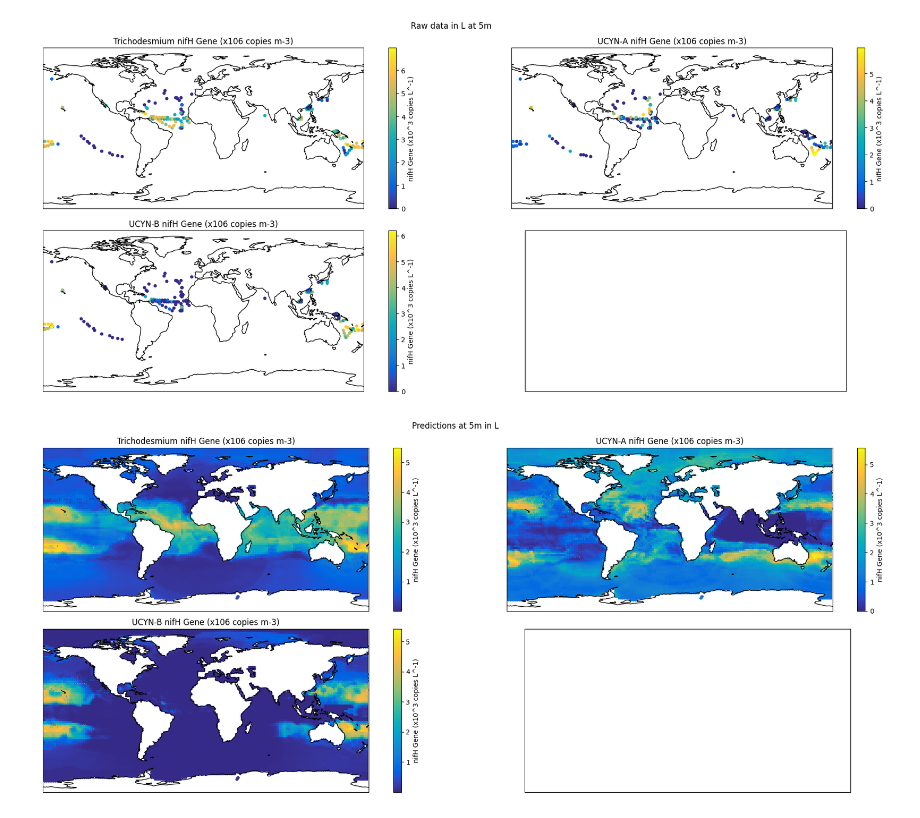
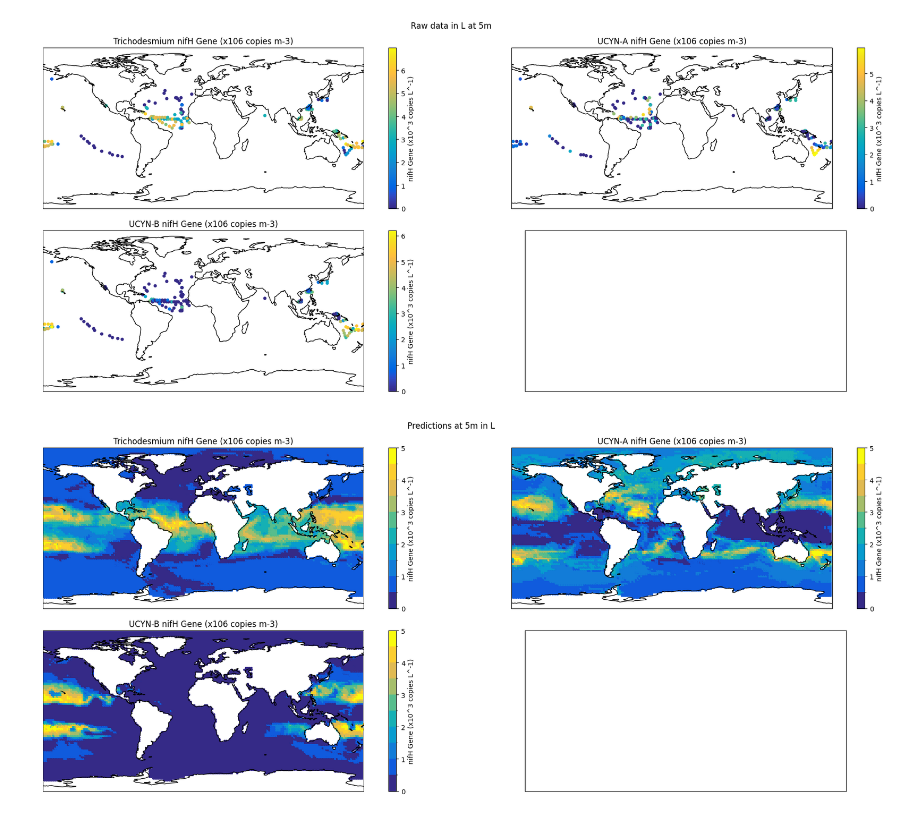
Before and after one commit to systemsecologygroup/N2-fixers-in-the-ocean, a Jupyter notebook: src/visualizations.ipynb, the cells around one changed output. Cells and saved outputs as stored; diff of their text form; code cells hidden in the pictures.

```diff
--- a/src/visualizations.ipynb
+++ b/src/visualizations.ipynb
@@ -109,19 +109,19 @@ plotColsOnMap(
 # %%
 plotColsOnMap(
     y_columns,
     predictions,
     constant=(10**3),
     transf=(lambda x: np.log10(x+1)),
     cmap=parula_map,
-    in_lim=0,
+    min_lim=0,
     max_lim=5,
     specific_depth=5,
     colorbar_label="nifH Gene (x10^3 copies L^-1)",
     title="Predictions at 5m in L",
     color_steps=10
 )
 # %% [output]
-[figure, old version]
+[figure, new version]
 # %%
 plotColsOnMap(
     cols=y_columns,
```
Also changed, not shown: parts of 4 cells of this notebook, 6 other files.
